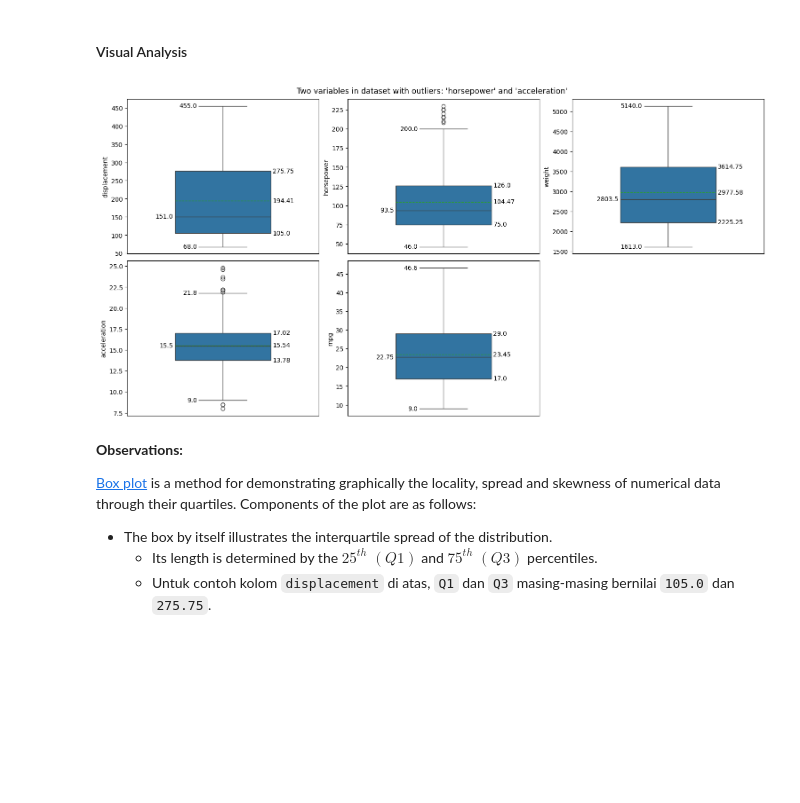
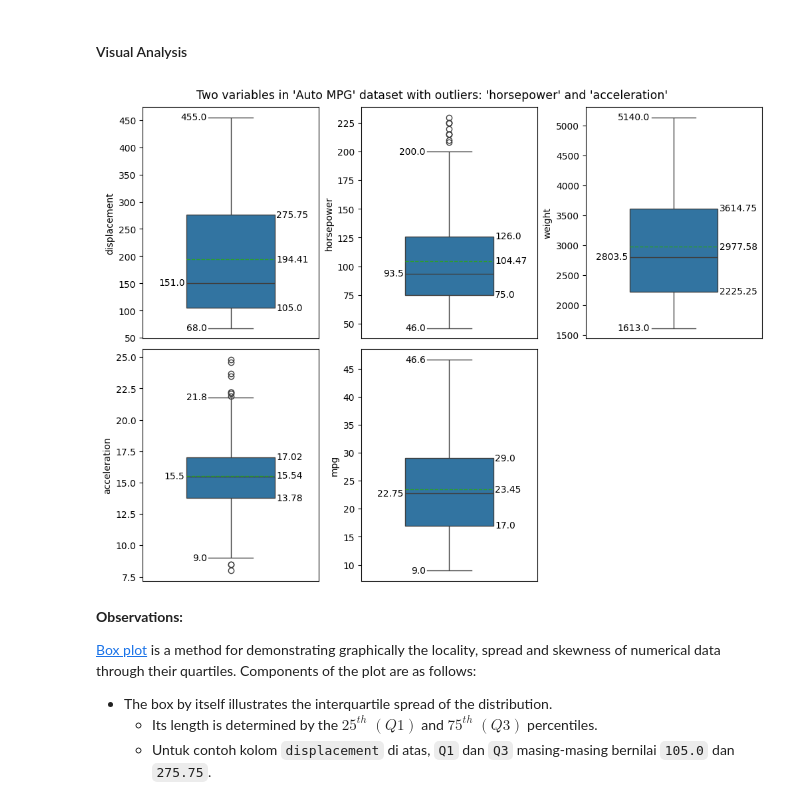
Before and after one commit to garudapaksi-yusuf/Auto_MPG_Prediction, a Jupyter notebook: notebook/__2_data_analysis.ipynb, the cells around one changed output. Drawn from its saved outputs; the diff is of its cells as text; code cells hidden in the pictures; blank space fills up the shorter version.

```diff
--- a/notebook/__2_data_analysis.ipynb
+++ b/notebook/__2_data_analysis.ipynb
@@ -93,46 +93,49 @@ data_numerical = data.select_dtypes(include='number')
 
 # create & setup plot figure
 plt.figure(
-    figsize=(15, 7.5),
+    figsize=(10, 7.5),
     layout='constrained'
 )
 plt.suptitle(
-    t="Two variables in dataset with outliers: 'horsepower' and 'acceleration'",
+    t="Two variables in 'Auto MPG' dataset with outliers: 'horsepower' and 'acceleration'",
     size=12.5
 )
+nrows = 2
+ncols = 3
+boxplot_width = 0.5
 
 # create boxplot for each numerical columns
 for count, column in enumerate(iterable=data_numerical):
-    plt.subplot(2, 3, count + 1)
+    plt.subplot(nrows, ncols, count + 1)
     boxplot = sns.boxplot(
         data=data,
         y=column,
-        width=0.5,
+        width=boxplot_width,
         showmeans=True,
         meanline=True
     )
     boxplot.set_xticks(ticks=list())
 
     # adding boxplot elements
     x_Q1, y_Q1 = boxplot.get_lines()[0].get_xydata()[0]
     boxplot.text(x=x_Q1 + 0.26, y=y_Q1, s=round(number=y_Q1, ndigits=2), verticalalignment='center', horizontalalignment='left')
 
     x_Q3, y_Q3 = boxplot.get_lines()[1].get_xydata()[0]
     boxplot.text(x=x_Q3 + 0.26, y=y_Q3, s=round(number=y_Q3, ndigits=2), verticalalignment='center', horizontalalignment='left')
 
     x_lower_bound, y_lower_bound = boxplot.get_lines()[2].get_xydata()[0]
     boxplot.text(x=x_lower_bound - 0.01, y=y_lower_bound, s=round(y_lower_bound, 2), verticalalignment='center', horizontalalignment='right')
 
     x_upper_bound, y_upper_bound = boxplot.get_lines()[3].get_xydata()[0]
     boxplot.text(x=x_upper_bound - 0.01, y=y_upper_bound, s=round(y_upper_bound, 2), verticalalignment='center', horizontalalignment='right')
 
     x_median, y_median = boxplot.get_lines()[4].get_xydata()[0]
     boxplot.text(x=x_median - 0.01, y=y_median, s=round(number=y_median, ndigits=2), verticalalignment='center', horizontalalignment='right')
 
     x_mean, y_mean = boxplot.get_lines()[5].get_xydata()[0]
     boxplot.text(x=x_mean + 0.51, y=y_mean, s=round(number=y_mean, ndigits=2), verticalalignment='center', horizontalalignment='left')
 # %% [output]
-[figure, old version]
+[figure, new version]
 # %% [markdown]
 **Observations:**
 
```
Also changed, not shown: parts of 11 cells of this notebook, 1 other file.
